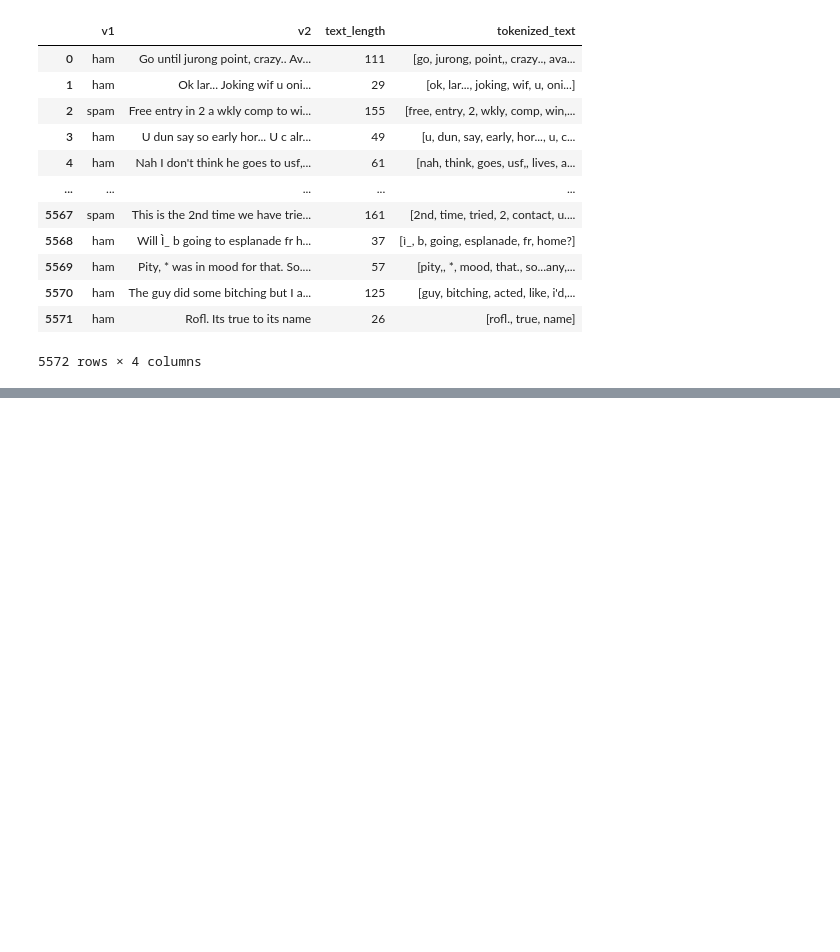
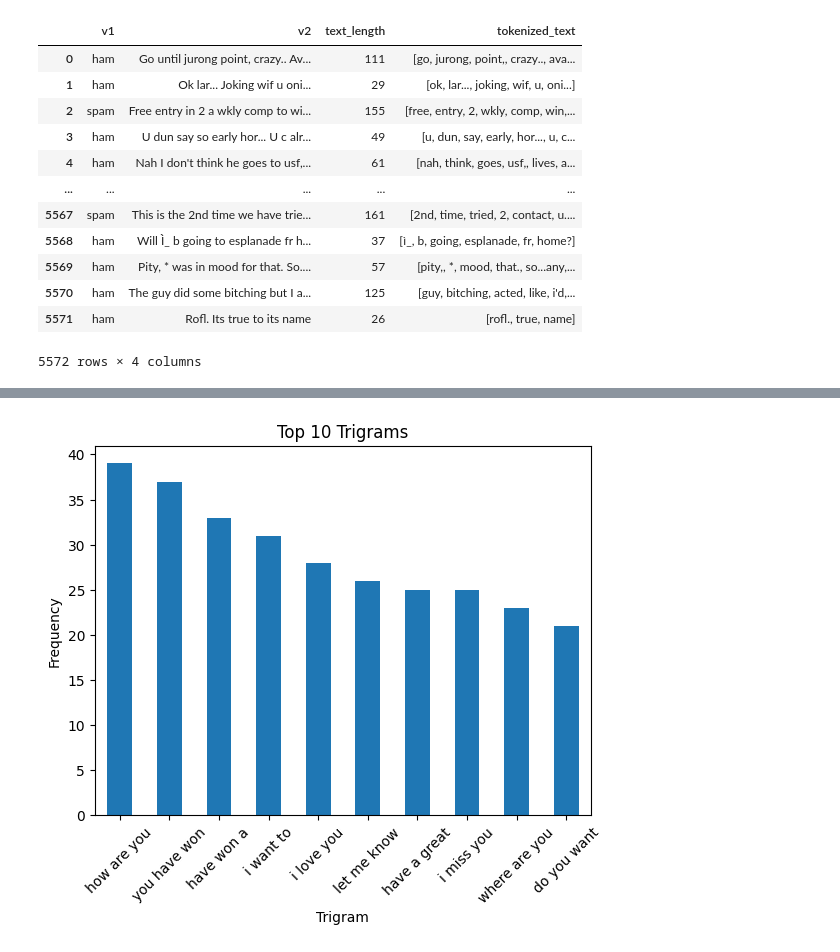
Before and after one commit to Avoiding-Regression/ham-detector, a Jupyter notebook: 0_eda_bp.ipynb, the cells around one changed output, grey strips where cells are left out. Cells and saved outputs as stored; diff of their text form; code cells hidden in the pictures; blank space fills up the shorter version.

```diff
--- a/0_eda_bp.ipynb
+++ b/0_eda_bp.ipynb
@@ -178,0 +212,11 @@ LookupError:
+# %%
+df_trigrams = pd.DataFrame(trigram_freq.most_common(10), columns=['Trigram', 'Frequency'])
+
+# Plot the top 10 bigrams
+df_trigrams.plot.bar(x='Trigram', y='Frequency', legend=False)
+plt.title('Top 10 Trigrams')
+plt.ylabel('Frequency')
+plt.xticks(rotation=45)
+plt.show()
+# %% [output]
+[figure, added]
```
Also changed, not shown: parts of 26 cells of this notebook.
